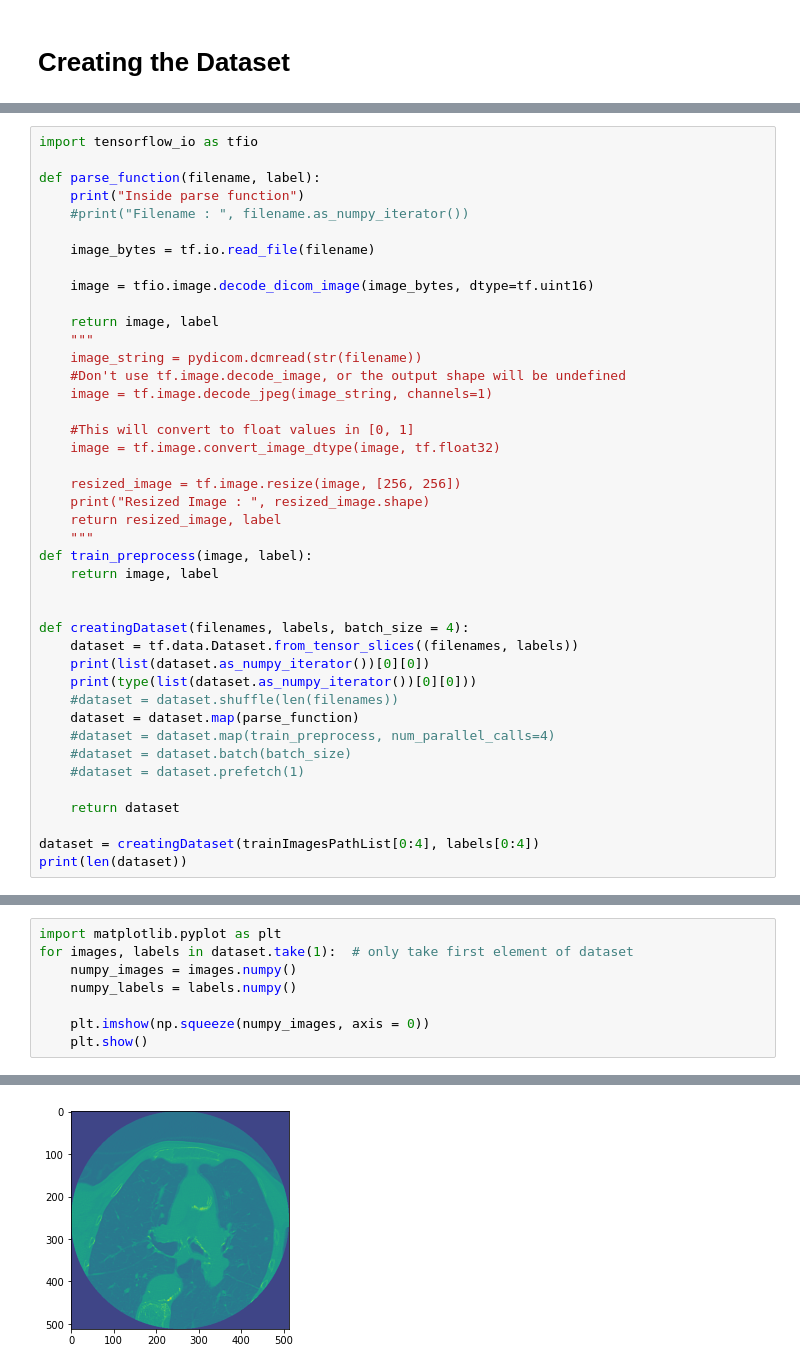
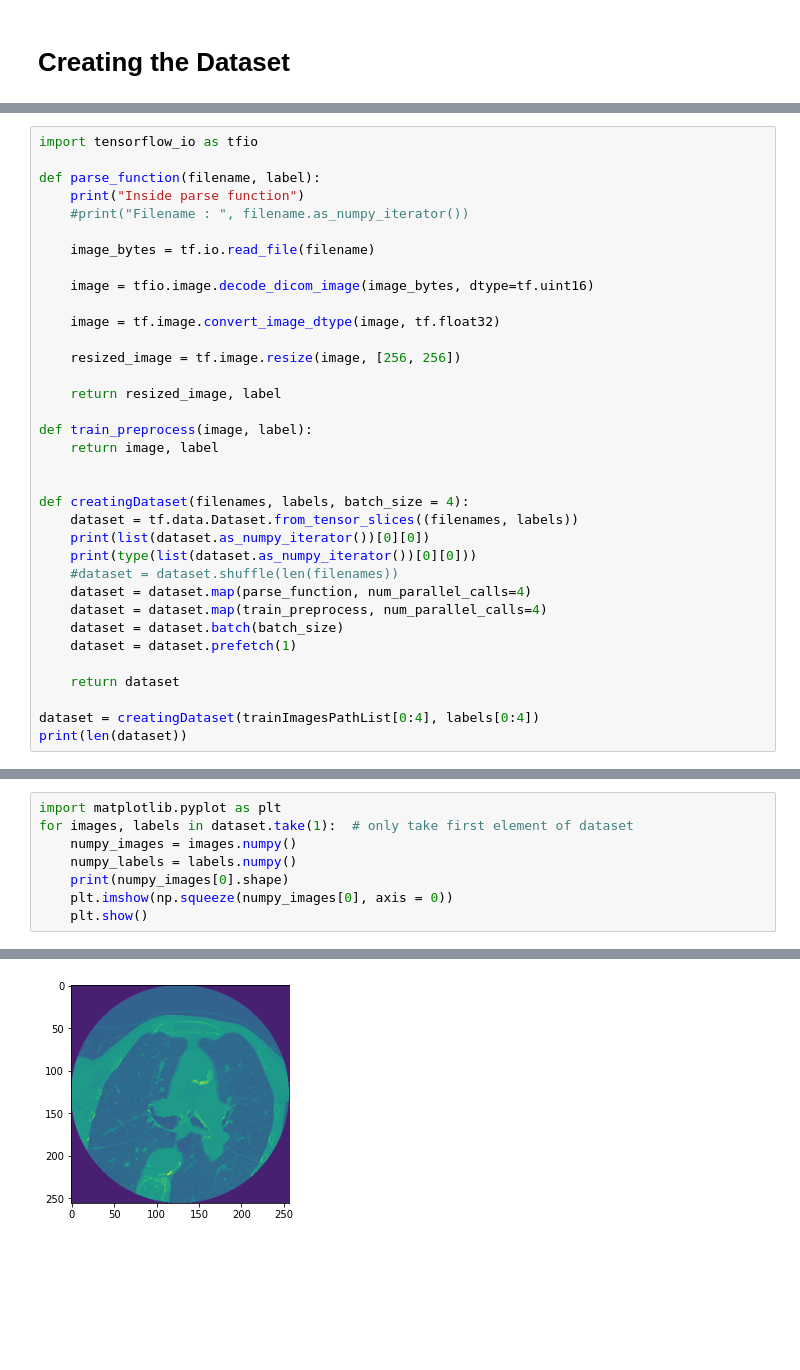
Before and after one commit to bhowmickarka/Cervical-Spine-Fracture-Detection, a Jupyter notebook: organisingdata-ab.ipynb, the cells around one changed output, grey strips where cells are left out. Drawn from its saved outputs; the diff is of its cells as text; blank space fills up the shorter version.

```diff
--- a/organisingdata-ab.ipynb
+++ b/organisingdata-ab.ipynb
@@ -98,19 +75,12 @@ def parse_function(filename, label):
 
     image = tfio.image.decode_dicom_image(image_bytes, dtype=tf.uint16)
 
-    return image, label
-    """
-    image_string = pydicom.dcmread(str(filename))
-    #Don't use tf.image.decode_image, or the output shape will be undefined
-    image = tf.image.decode_jpeg(image_string, channels=1)
-
-    #This will convert to float values in [0, 1]
     image = tf.image.convert_image_dtype(image, tf.float32)
 
     resized_image = tf.image.resize(image, [256, 256])
-    print("Resized Image : ", resized_image.shape)
+
     return resized_image, label
-    """
+
 def train_preprocess(image, label):
     return image, label
 
@@ -120,10 +90,10 @@ def creatingDataset(filenames, labels, batch_size = 4):
     print(list(dataset.as_numpy_iterator())[0][0])
     print(type(list(dataset.as_numpy_iterator())[0][0]))
     #dataset = dataset.shuffle(len(filenames))
-    dataset = dataset.map(parse_function)
-    #dataset = dataset.map(train_preprocess, num_parallel_calls=4)
-    #dataset = dataset.batch(batch_size)
-    #dataset = dataset.prefetch(1)
+    dataset = dataset.map(parse_function, num_parallel_calls=4)
+    dataset = dataset.map(train_preprocess, num_parallel_calls=4)
+    dataset = dataset.batch(batch_size)
+    dataset = dataset.prefetch(1)
 
     return dataset
 
@@ -141,7 +111,7 @@ import matplotlib.pyplot as plt
 for images, labels in dataset.take(1):  # only take first element of dataset
     numpy_images = images.numpy()
     numpy_labels = labels.numpy()
-
-    plt.imshow(np.squeeze(numpy_images, axis = 0))
+    print(numpy_images[0].shape)
+    plt.imshow(np.squeeze(numpy_images[0], axis = 0))
     plt.show()
 # %% [output]
@@ -153 +124 @@ W: DcmMetaInfo: No Group Length available in Meta Information Header
-[figure, old version]
+[figure, new version]
```
Also changed, not shown: parts of 4 cells of this notebook.
